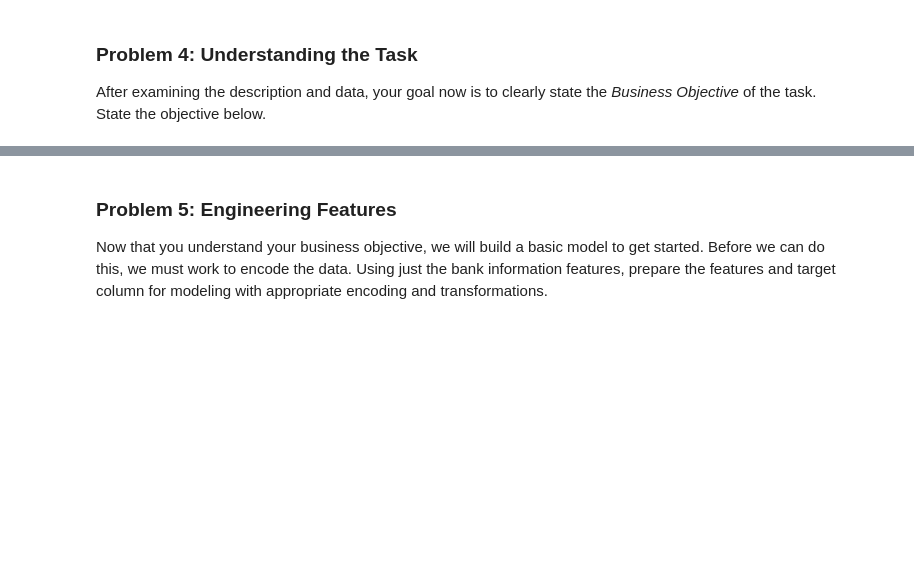
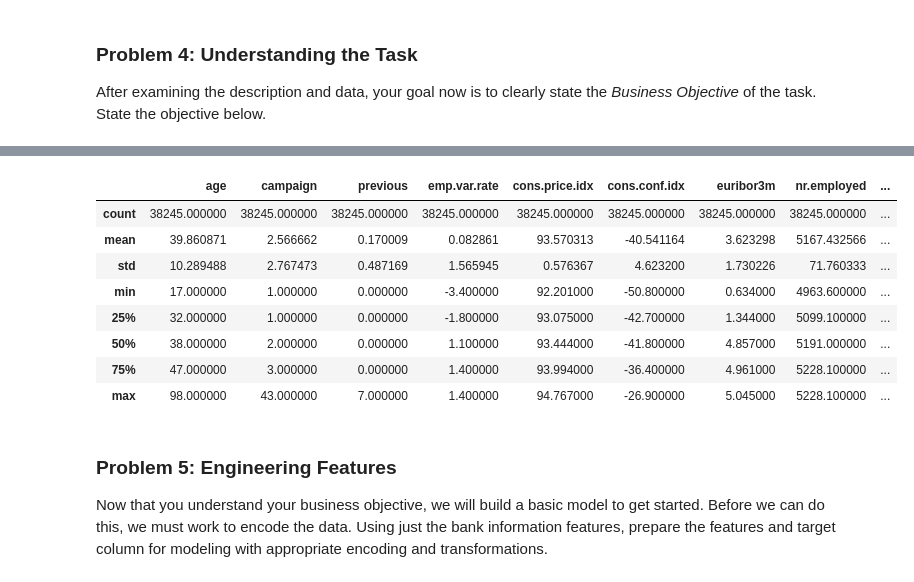
Before and after one commit to pasmith/ucb-mlai-mod-17, a Jupyter notebook: prompt_III.ipynb, the cells around one changed output, grey strips where cells are left out. Saved outputs shown, nothing was run; the diff lists cells and outputs as text; code cells hidden in the pictures; blank space fills up the shorter version.

```diff
--- a/prompt_III.ipynb
+++ b/prompt_III.ipynb
@@ -109,3 +202,15 @@ memory usage: 6.6+ MB
+# %%
+X.describe()
+# %% [output]
+|  | age | campaign | previous | emp.var.rate | cons.price.idx | cons.conf.idx | euribor3m | nr.employed | ... |
+| count | 38245.000000 | 38245.000000 | 38245.000000 | 38245.000000 | 38245.000000 | 38245.000000 | 38245.000000 | 38245.000000 | ... |
+| mean | 39.860871 | 2.566662 | 0.170009 | 0.082861 | 93.570313 | -40.541164 | 3.623298 | 5167.432566 | ... |
+| std | 10.289488 | 2.767473 | 0.487169 | 1.565945 | 0.576367 | 4.623200 | 1.730226 | 71.760333 | ... |
+| min | 17.000000 | 1.000000 | 0.000000 | -3.400000 | 92.201000 | -50.800000 | 0.634000 | 4963.600000 | ... |
+| 25% | 32.000000 | 1.000000 | 0.000000 | -1.800000 | 93.075000 | -42.700000 | 1.344000 | 5099.100000 | ... |
+| 50% | 38.000000 | 2.000000 | 0.000000 | 1.100000 | 93.444000 | -41.800000 | 4.857000 | 5191.000000 | ... |
+| 75% | 47.000000 | 3.000000 | 0.000000 | 1.400000 | 93.994000 | -36.400000 | 4.961000 | 5228.100000 | ... |
+| max | 98.000000 | 43.000000 | 7.000000 | 1.400000 | 94.767000 | -26.900000 | 5.045000 | 5228.100000 | ... |
 # %% [markdown]
 ### Problem 5: Engineering Features
 
```
Also changed, not shown: parts of 19 cells of this notebook.
